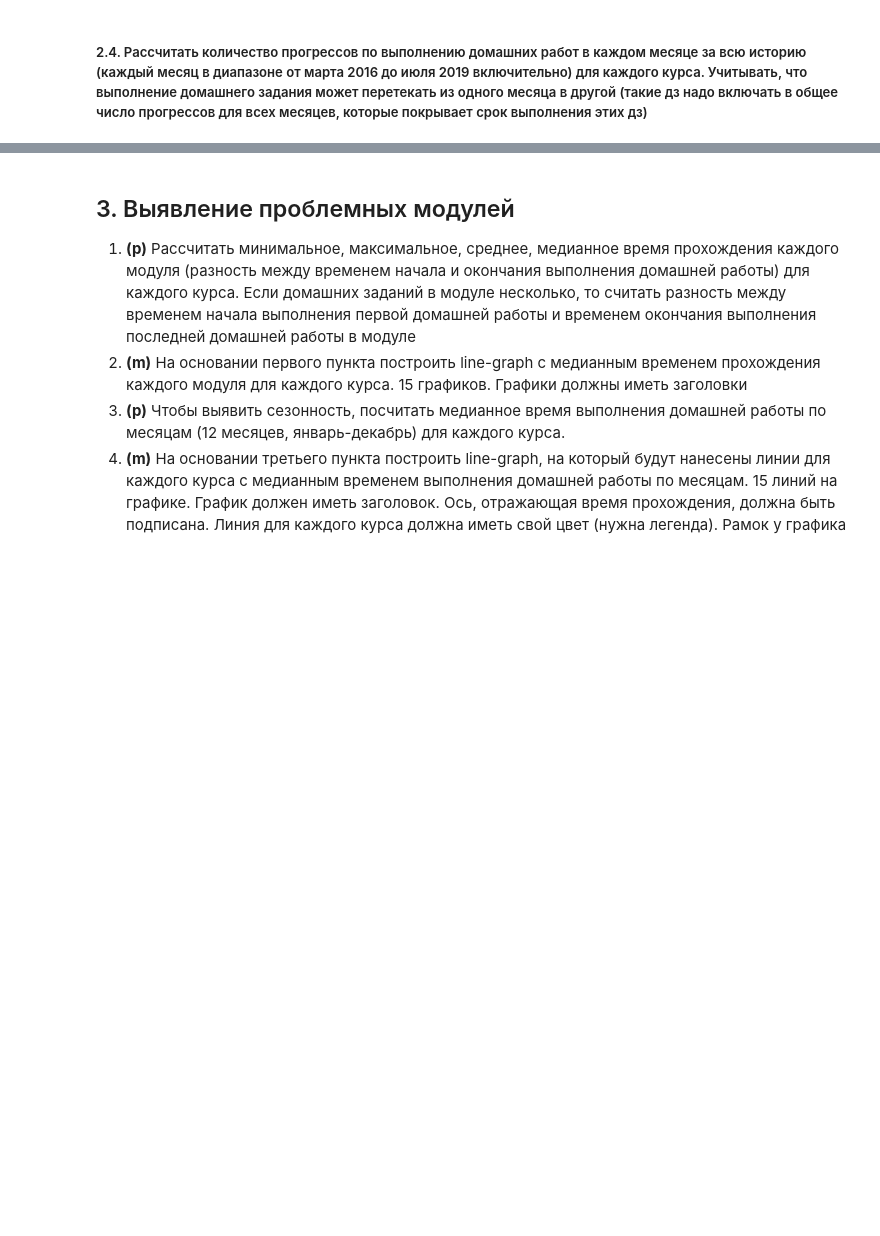
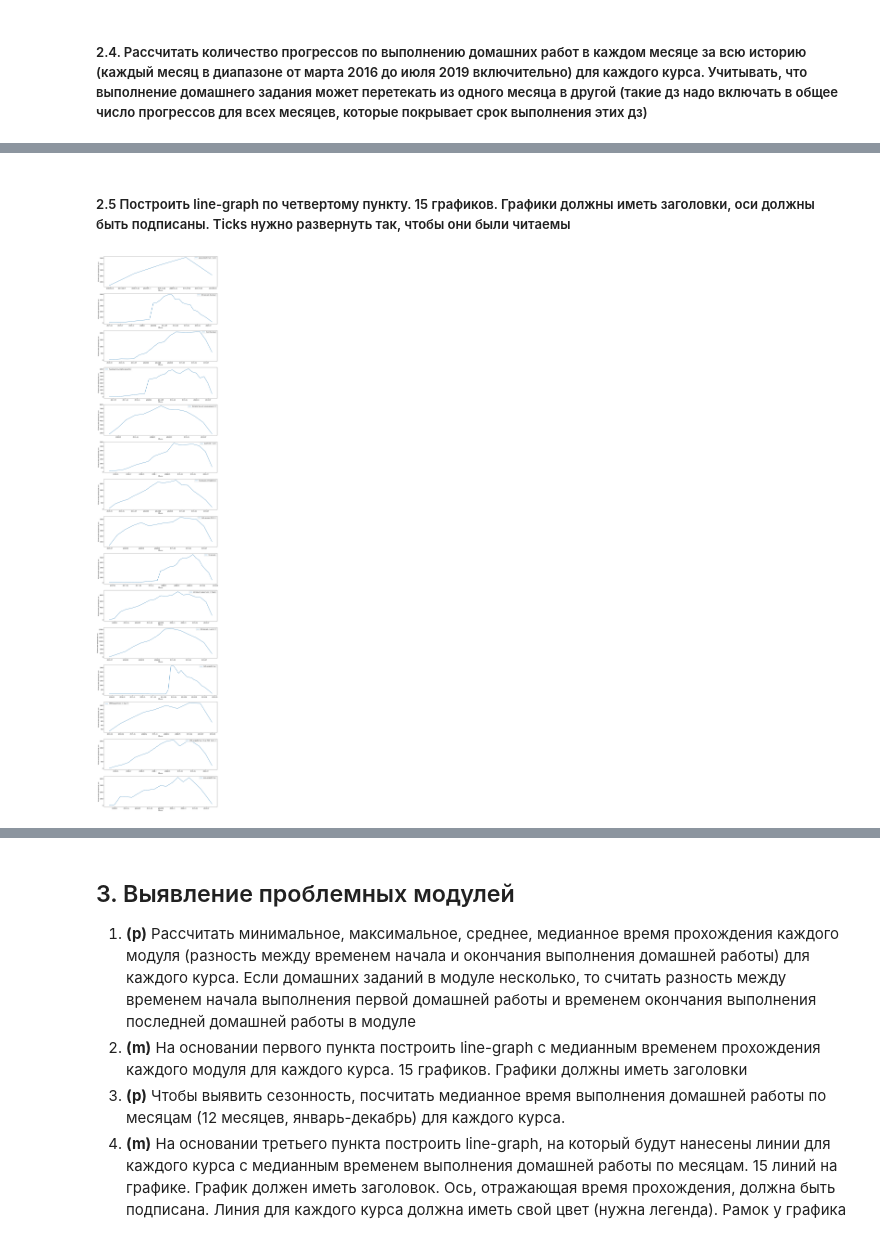
Before and after one commit to Macsmoreno/coursework_analytics_p1, a Jupyter notebook: Coursework_analytics_1.ipynb, the cells around one changed output, grey strips where cells are left out. Drawn from its saved outputs; the diff is of its cells as text; code cells hidden in the pictures; blank space fills up the shorter version.

Commit message:
2.5 и 2.6 построены графики

```diff
--- a/Coursework_analytics_1.ipynb
+++ b/Coursework_analytics_1.ipynb
@@ -621,5 +593,0 @@ df_main[(df_main.title == 'Excel Базовый') & (df_main.status == 'done')].
-# %%
-for i in courses_names:
-    freq = df_main[(df_main.title == i) & (df_main.status == 'done')].sort_values('start_date', ascending= True)\
-        .groupby(pd.Grouper(key = 'start_date', freq= 'M')).agg('count')['status']
-    print(freq)
@@ -625,0 +612,10 @@ for i in courses_names:
+# %%
+def progress_count(course):
+    fdf = df_main[(df_main.title == course) & (df_main.status == 'done') & (df_main.is_homework == True)].copy()
+    fdf.loc[:, ['periods']] = fdf.apply( lambda x: list(pd.date_range(x.start_date, x.finish_date).date), axis = 1)
+    fdf = fdf.explode(column= 'periods', ignore_index= True)
+    fdf['periods'] = pd.DatetimeIndex(fdf['periods'])
+    rfdf = fdf.groupby(['module_title', 'lesson_title', pd.Grouper(key = 'periods', freq = 'M')])['student_id'].count().reset_index()
+    rfdf = rfdf.sort_values('periods', ascending= True).groupby('periods').sum()
+
+    return rfdf
@@ -625,0 +644,16 @@ for i in courses_names:
+# %% [markdown]
+##### 2.5 Построить line-graph по четвертому пункту. 15 графиков. Графики должны иметь заголовки, оси должны быть подписаны. Ticks нужно развернуть так, чтобы они были читаемы
+# %%
+fig, axs = plt.subplots(nrows = 15, figsize = (15, 75))
+
+
+for i, course in enumerate(courses_names):
+    graph = progress_count(course)
+    axs[i].plot(graph.index, graph.values, label = course)
+    axs[i].set_ylabel('Количество прогрессов, шт.')
+    axs[i].set_xlabel('Месяц')
+    axs[i].legend()
+
+plt.show()
+# %% [output]
+[figure, added]
```
Also changed, not shown: parts of 18 cells of this notebook.
